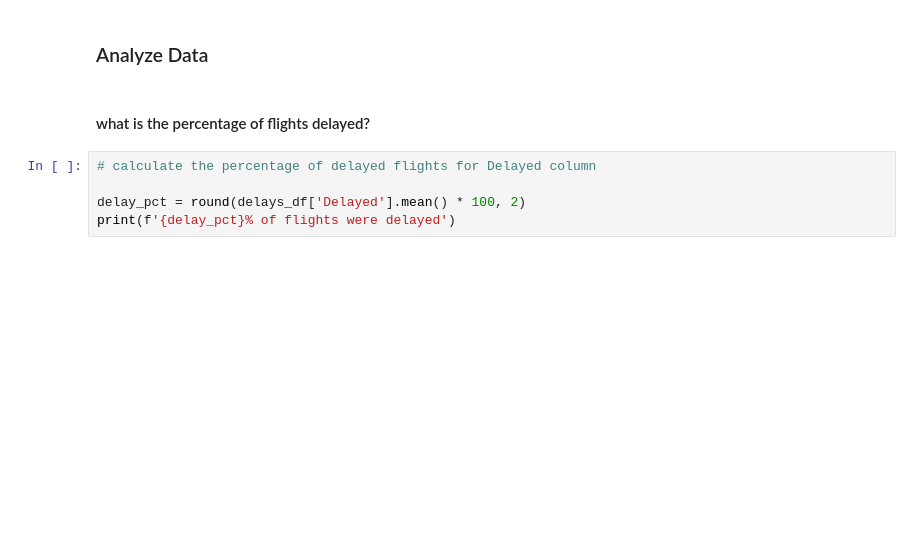
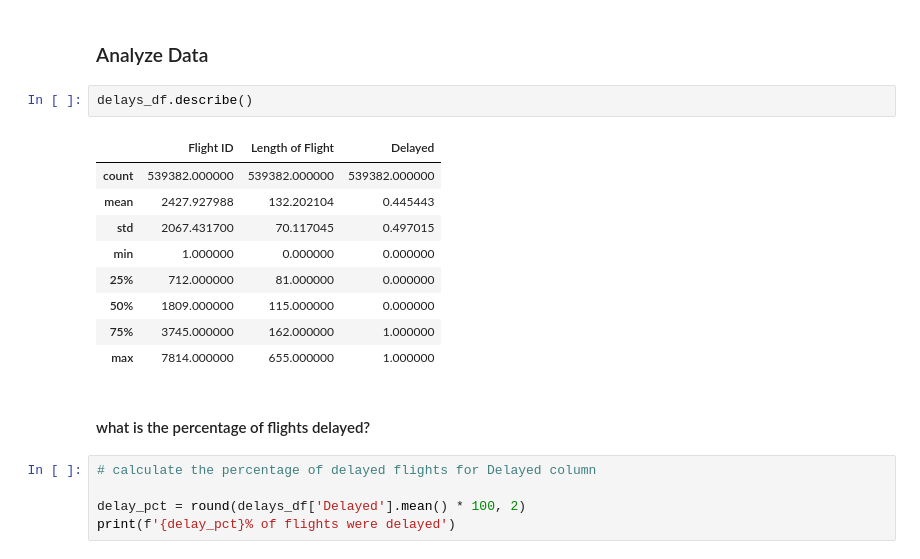
Before and after one commit to maurimc50/airline-delays, a Jupyter notebook: delays.ipynb, the cells around one changed output. Saved outputs shown, nothing was run; the diff lists cells and outputs as text; blank space fills up the shorter version.

```diff
--- a/delays.ipynb
+++ b/delays.ipynb
@@ -129,5 +167,17 @@ delays_df.head(5)
 # %% [markdown]
 ### Analyze Data
+# %%
+delays_df.describe()
+# %% [output]
+|  | Flight ID | Length of Flight | Delayed |
+| count | 539382.000000 | 539382.000000 | 539382.000000 |
+| mean | 2427.927988 | 132.202104 | 0.445443 |
+| std | 2067.431700 | 70.117045 | 0.497015 |
+| min | 1.000000 | 0.000000 | 0.000000 |
+| 25% | 712.000000 | 81.000000 | 0.000000 |
+| 50% | 1809.000000 | 115.000000 | 0.000000 |
+| 75% | 3745.000000 | 162.000000 | 1.000000 |
+| max | 7814.000000 | 655.000000 | 1.000000 |
 # %% [markdown]
 #### what is the percentage of flights delayed?
 # %%
```
Also changed, not shown: parts of 7 cells of this notebook, 1 other file.
